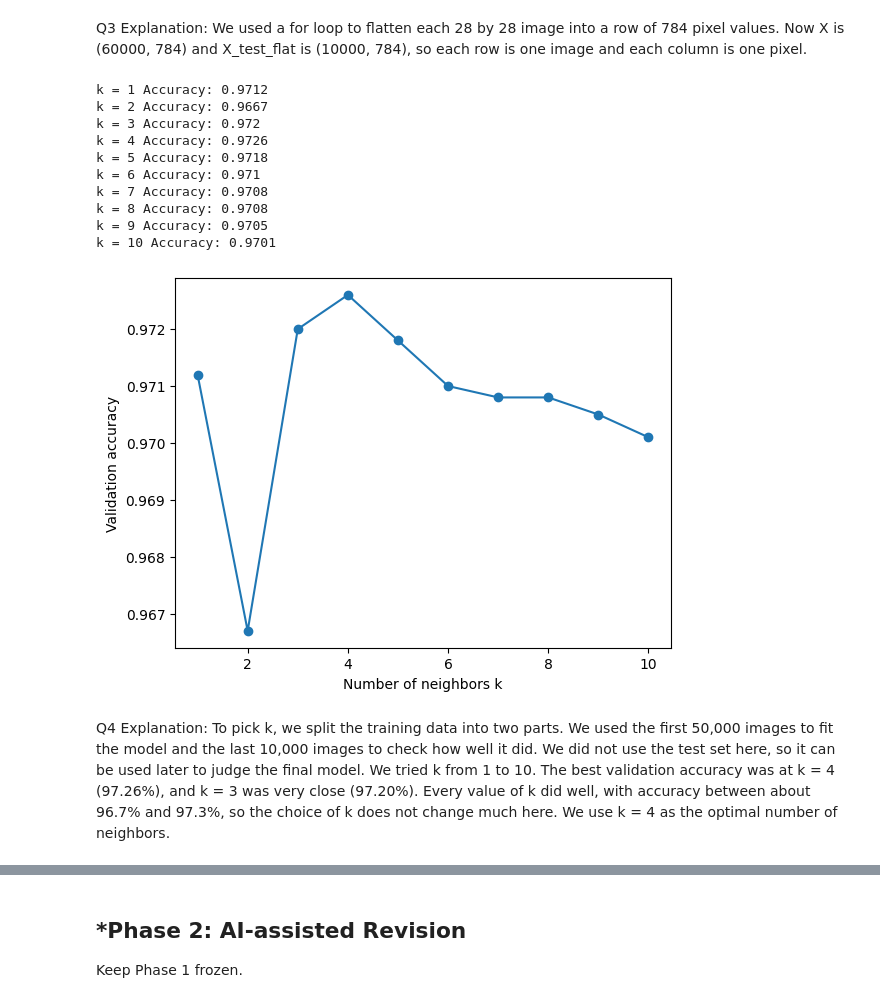
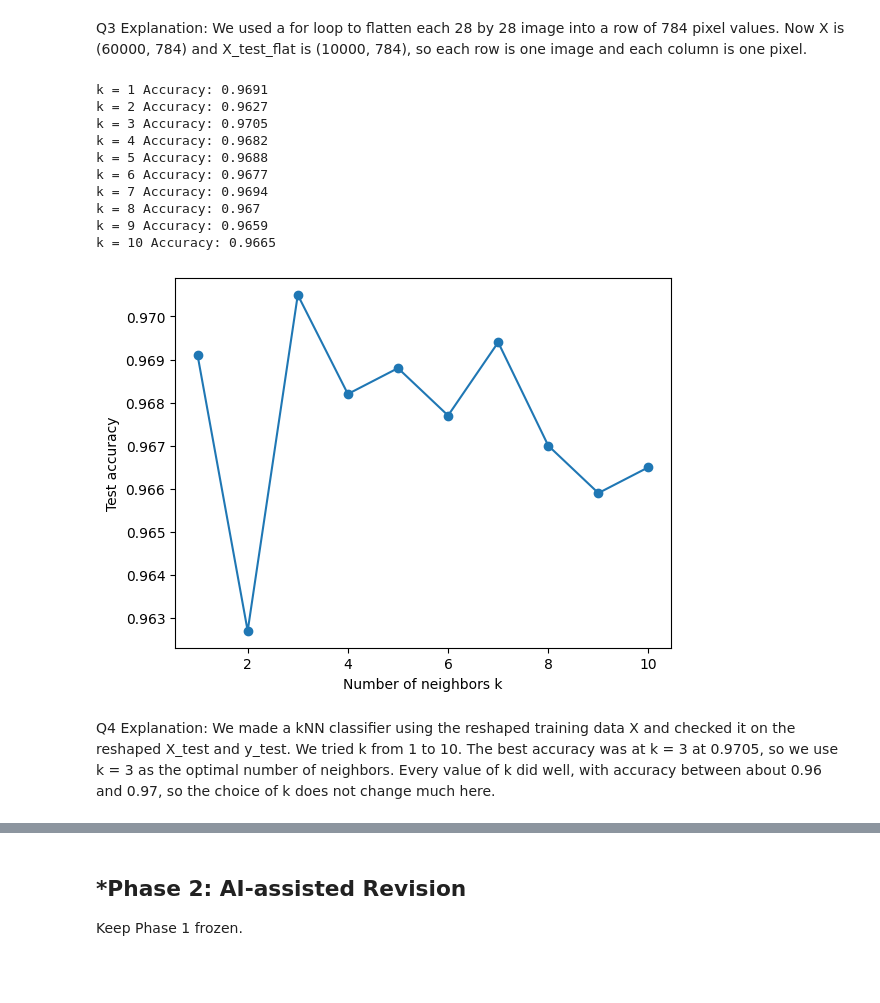
Before and after one commit to anhnbach/L01-cv, a Jupyter notebook: notebook.ipynb, the cells around one changed output, grey strips where cells are left out. Drawn from its saved outputs; the diff is of its cells as text; code cells hidden in the pictures; blank space fills up the shorter version.

```diff
--- a/notebook.ipynb
+++ b/notebook.ipynb
@@ -189,39 +189,33 @@ Q3 Explanation: We used a for loop to flatten each 28 by 28 image into a row of
 # %%
 #Q4 Answers
 
 from sklearn.neighbors import KNeighborsClassifier
 from sklearn.metrics import accuracy_score
 
-# Split the training data: first 50,000 to fit, last 10,000 to check k
-X_part = X[:50000]
-y_part = y_train[:50000]
-X_val = X[50000:]
-y_val = y_train[50000:]
-
 k_values = range(1, 11)
 accuracies = []
 for k in k_values:
     model = KNeighborsClassifier(n_neighbors = k)
-    model.fit(X_part, y_part)
-    y_hat = model.predict(X_val)
-    accuracies.append(accuracy_score(y_val, y_hat))
+    model.fit(X, y_train)
+    y_hat = model.predict(X_test_flat)
+    accuracies.append(accuracy_score(y_test, y_hat))
     print("k =", k, "Accuracy:", round(accuracies[-1], 4))
 
 plt.plot(k_values, accuracies, marker = "o")
 plt.xlabel("Number of neighbors k")
-plt.ylabel("Validation accuracy")
+plt.ylabel("Test accuracy")
 plt.show()
 # %% [output]
-k = 1 Accuracy: 0.9712
-k = 2 Accuracy: 0.9667
-k = 3 Accuracy: 0.972
-k = 4 Accuracy: 0.9726
-k = 5 Accuracy: 0.9718
-k = 6 Accuracy: 0.971
-k = 7 Accuracy: 0.9708
-k = 8 Accuracy: 0.9708
-k = 9 Accuracy: 0.9705
-k = 10 Accuracy: 0.9701
+k = 1 Accuracy: 0.9691
+k = 2 Accuracy: 0.9627
+k = 3 Accuracy: 0.9705
+k = 4 Accuracy: 0.9682
+k = 5 Accuracy: 0.9688
+k = 6 Accuracy: 0.9677
+k = 7 Accuracy: 0.9694
+k = 8 Accuracy: 0.967
+k = 9 Accuracy: 0.9659
+k = 10 Accuracy: 0.9665
-[figure, old version]
+[figure, new version]
 # %% [markdown]
-Q4 Explanation: To pick k, we split the training data into two parts. We used the first 50,000 images to fit the model and the last 10,000 images to check how well it did. We did not use the test set here, so it can be used later to judge the final model. We tried k from 1 to 10. The best validation accuracy was at k = 4 (97.26%), and k = 3 was very close (97.20%). Every value of k did well, with accuracy between about 96.7% and 97.3%, so the choice of k does not change much here. We use k = 4 as the optimal number of neighbors.
+Q4 Explanation: We made a kNN classifier using the reshaped training data X and checked it on the reshaped X_test and y_test. We tried k from 1 to 10. The best accuracy was at k = 3 at 0.9705, so we use k = 3 as the optimal number of neighbors. Every value of k did well, with accuracy between about 0.96 and 0.97, so the choice of k does not change much here.
```
Also changed, not shown: parts of 2 cells of this notebook.
